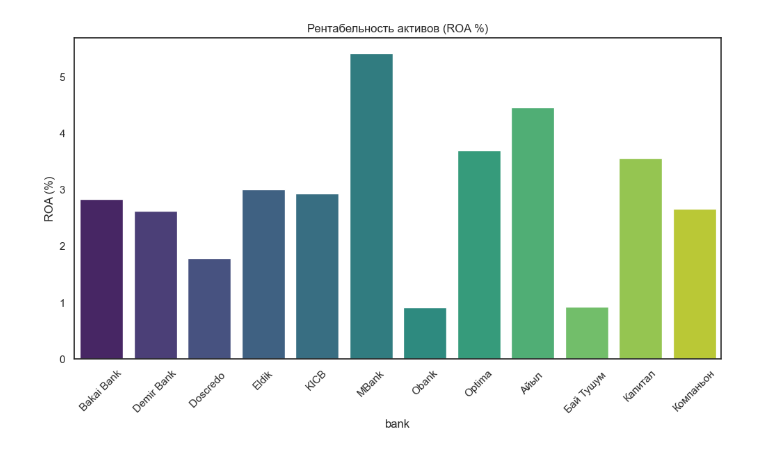
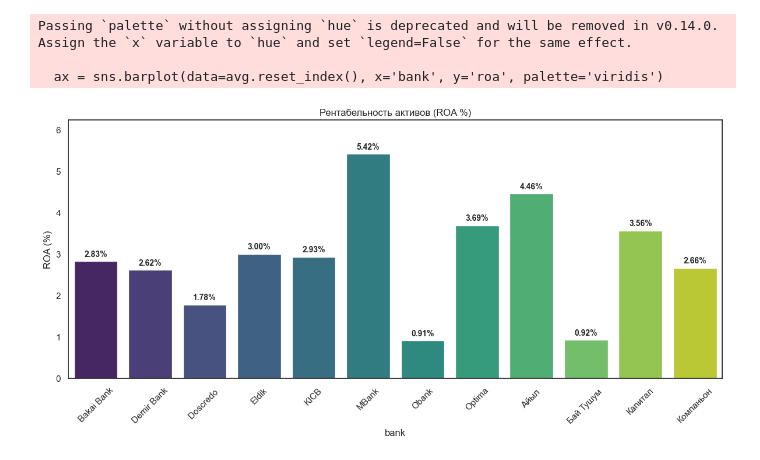
Before and after one commit to aizaszt/Bank_Analiysis, a Jupyter notebook: notebooks/EDA_bank.ipynb, the cells around one changed output. Saved outputs shown, nothing was run; the diff lists cells and outputs as text; code cells hidden in the pictures.

```diff
--- a/notebooks/EDA_bank.ipynb
+++ b/notebooks/EDA_bank.ipynb
@@ -115,12 +325,36 @@ plt.show()
 # %%
+import matplotlib.pyplot as plt
+import seaborn as sns
+
+# Считаем ROA
 avg['roa'] = (avg['net_profit'] / avg['assets']) * 100
 
 plt.figure(figsize=(12,6))
-sns.barplot(data=avg.reset_index(), x='bank', y='roa', palette='viridis')
+
+# Рисуем график и сохраняем его в переменную ax для дальнейшей работы
+ax = sns.barplot(data=avg.reset_index(), x='bank', y='roa', palette='viridis')
+
+# --- ДОБАВЛЯЕМ ЗНАЧЕНИЯ В ПРОЦЕНТАХ НАД СТОЛБИКАМИ ---
+for p in ax.patches:
+    ax.annotate(f'{p.get_height():.2f}%',
+                (p.get_x() + p.get_width() / 2., p.get_height()),
+                ha='center', va='center',
+                xytext=(0, 9),
+                textcoords='offset points',
+                fontsize=10,
+                fontweight='bold')
 
 plt.xticks(rotation=45)
 plt.title("Рентабельность активов (ROA %)")
 plt.ylabel("ROA (%)")
+
+# Немного увеличим лимит по оси Y, чтобы подписи не вылетали за границы
+plt.ylim(0, avg['roa'].max() * 1.15)
+
+plt.tight_layout()
 plt.show()
 # %% [output]
+Passing `palette` without assigning `hue` is deprecated and will be removed in v0.14.0. Assign the `x` variable to `hue` and set `legend=False` for the same effect.
+
+  ax = sns.barplot(data=avg.reset_index(), x='bank', y='roa', palette='viridis')
-[figure, old version]
+[figure, new version]
```
Also changed, not shown: parts of 23 cells of this notebook, 2 other files.
